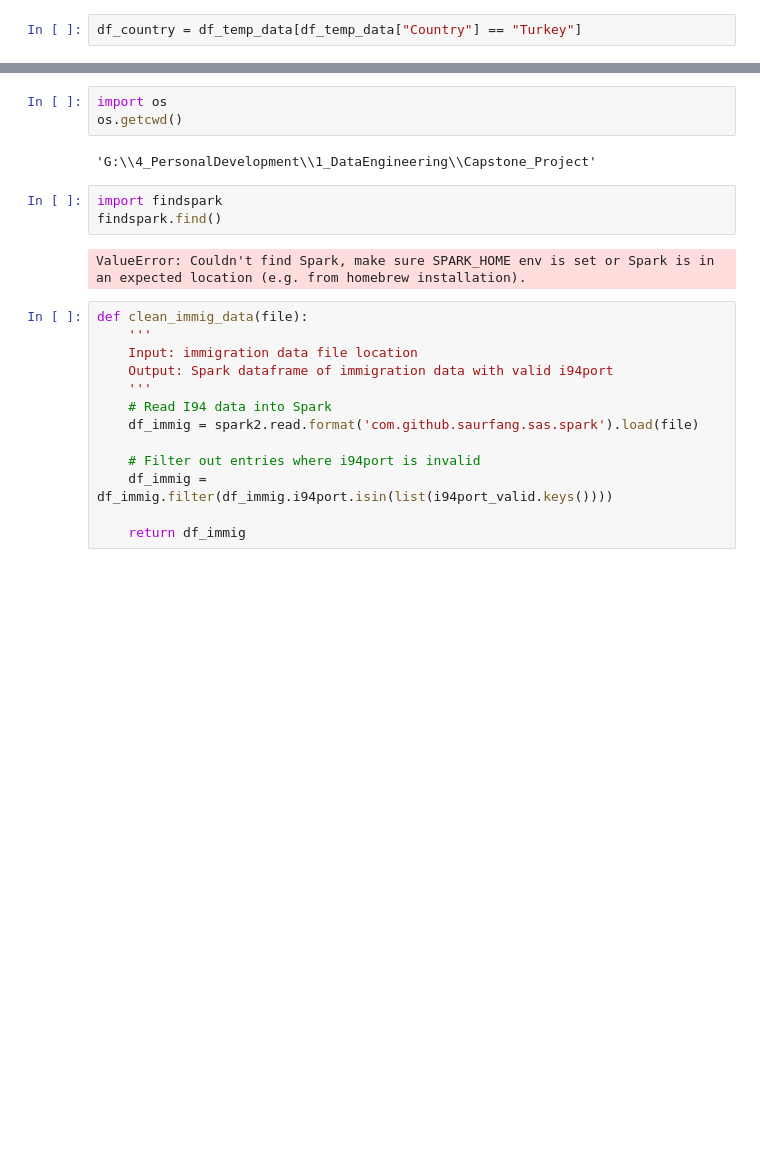
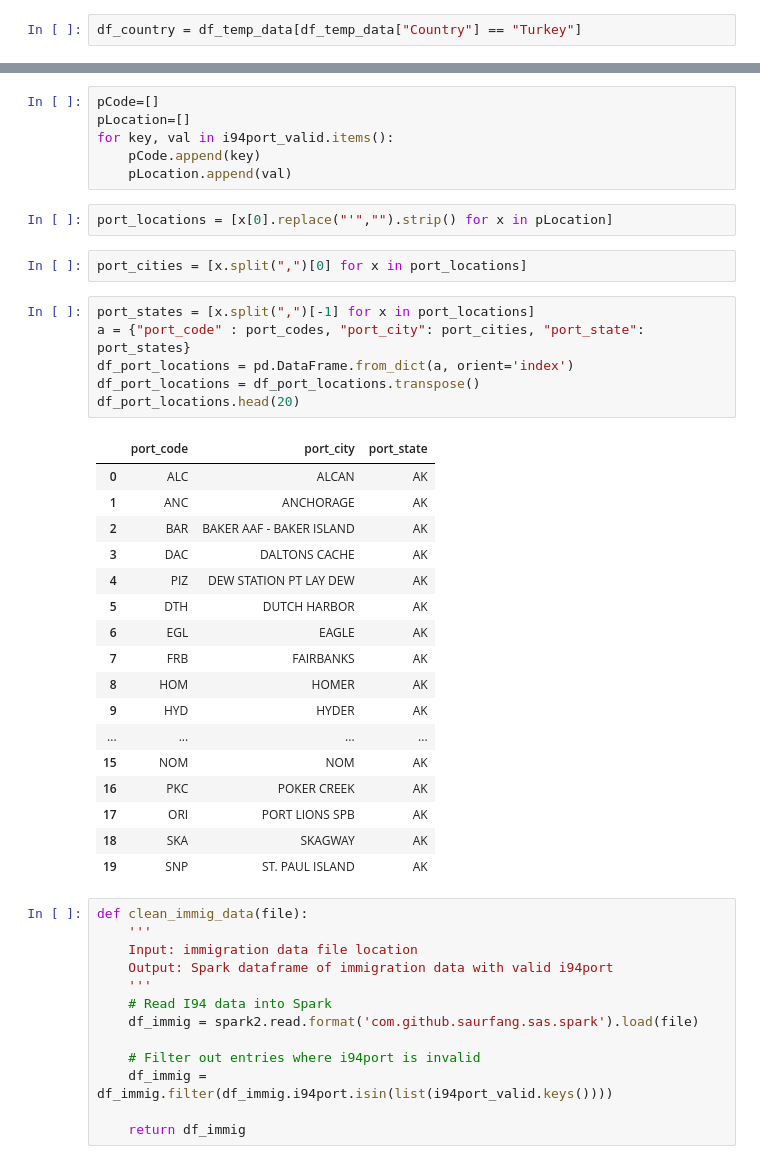
Before and after one commit to 0xCakin/CapstoneProject, a Jupyter notebook: Capstone Project Template.ipynb, the cells around one changed output, grey strips where cells are left out. Saved outputs shown, nothing was run; the diff lists cells and outputs as text; blank space fills up the shorter version.

Commit message:
data explore - data frame creation

```diff
--- a/Capstone Project Template.ipynb
+++ b/Capstone Project Template.ipynb
@@ -175,13 +177,37 @@ with open('i94port.txt') as f:
-# %%
-import os
-os.getcwd()
-# %% [output]
-'G:\\4_PersonalDevelopment\\1_DataEngineering\\Capstone_Project'
-# %%
-import findspark
-findspark.find()
-# %% [output]
-ValueError: Couldn't find Spark, make sure SPARK_HOME env is set or Spark is in an expected location (e.g. from homebrew installation).
+# %%
+pCode=[]
+pLocation=[]
+for key, val in i94port_valid.items():
+    pCode.append(key)
+    pLocation.append(val)
+# %%
+port_locations = [x[0].replace("'","").strip() for x in pLocation]
+# %%
+port_cities = [x.split(",")[0] for x in port_locations]
+# %%
+port_states = [x.split(",")[-1] for x in port_locations]
+a = {"port_code" : port_codes, "port_city": port_cities, "port_state": port_states}
+df_port_locations = pd.DataFrame.from_dict(a, orient='index')
+df_port_locations = df_port_locations.transpose()
+df_port_locations.head(20)
+# %% [output]
+|  | port_code | port_city | port_state |
+| 0 | ALC | ALCAN | AK |
+| 1 | ANC | ANCHORAGE | AK |
+| 2 | BAR | BAKER AAF - BAKER ISLAND | AK |
+| 3 | DAC | DALTONS CACHE | AK |
+| 4 | PIZ | DEW STATION PT LAY DEW | AK |
+| 5 | DTH | DUTCH HARBOR | AK |
+| 6 | EGL | EAGLE | AK |
+| 7 | FRB | FAIRBANKS | AK |
+| 8 | HOM | HOMER | AK |
+| 9 | HYD | HYDER | AK |
+| ... | ... | ... | ... |
+| 15 | NOM | NOM | AK |
+| 16 | PKC | POKER CREEK | AK |
+| 17 | ORI | PORT LIONS SPB | AK |
+| 18 | SKA | SKAGWAY | AK |
+| 19 | SNP | ST. PAUL ISLAND | AK |
 # %%
 def clean_immig_data(file):
     '''
```
Also changed, not shown: parts of 4 cells of this notebook.
